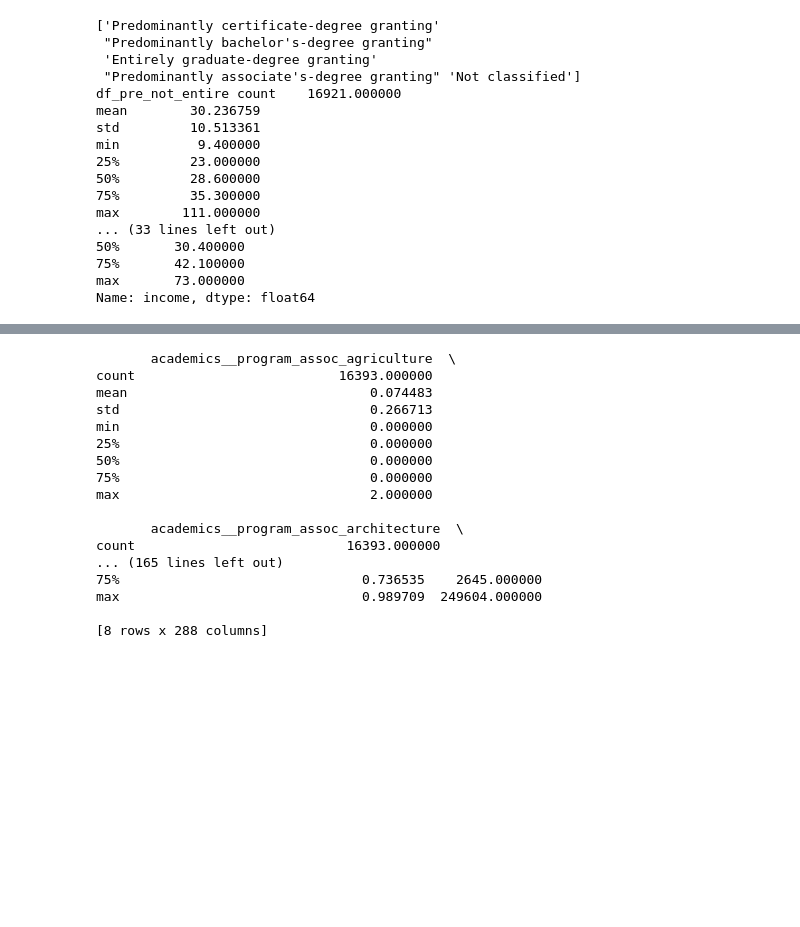
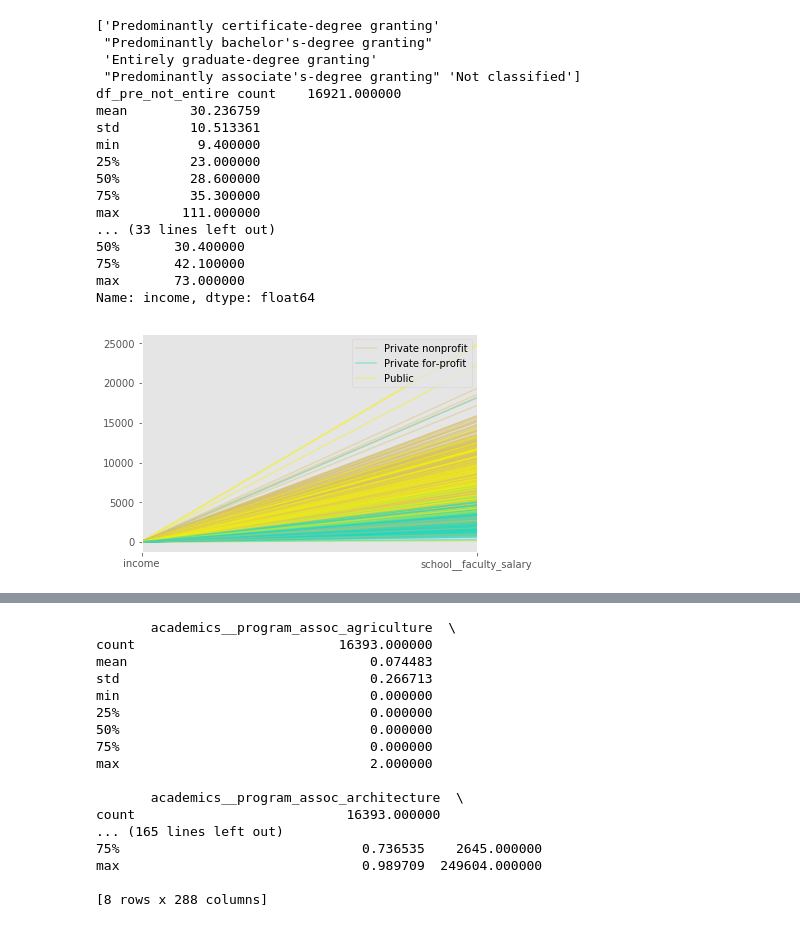
Before and after one commit to ferrywlto/DAT102x, a Jupyter notebook: DAT201x Ferry Data Science Track Capstone Project.ipynb, the cells around one changed output, grey strips where cells are left out. Drawn from its saved outputs; the diff is of its cells as text; code cells hidden in the pictures; blank space fills up the shorter version.

```diff
--- a/DAT201x Ferry Data Science Track Capstone Project.ipynb
+++ b/DAT201x Ferry Data Science Track Capstone Project.ipynb
@@ -115,3 +115,11 @@ max        111.000000
 75%       42.100000
 max       73.000000
 Name: income, dtype: float64
+# %%
+df_SOI = df_train[['income','school__ownership','school__faculty_salary']]
+#andrews_curves(df_SOI, 'school__ownership', alpha=0.4)
+from pandas.plotting import parallel_coordinates
+parallel_coordinates(df_SOI, 'school__ownership', alpha=0.4)
+plt.show()
+# %% [output]
+[figure, added]
```
Also changed, not shown: parts of 2 cells of this notebook.
